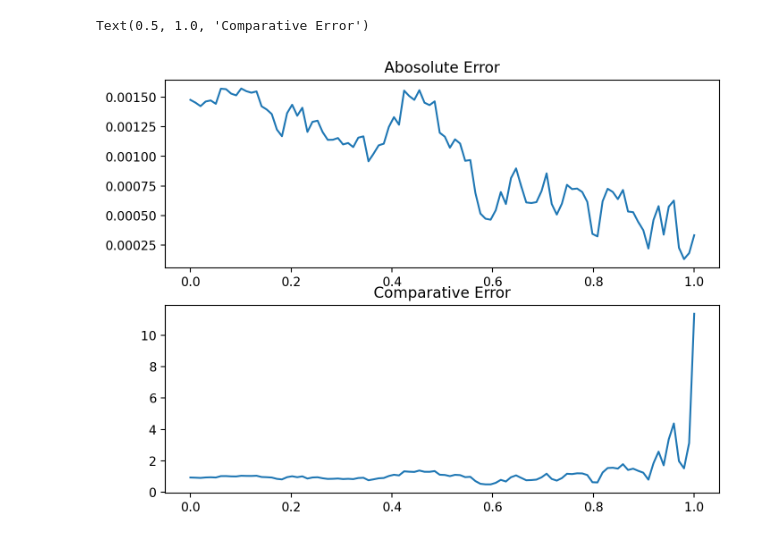
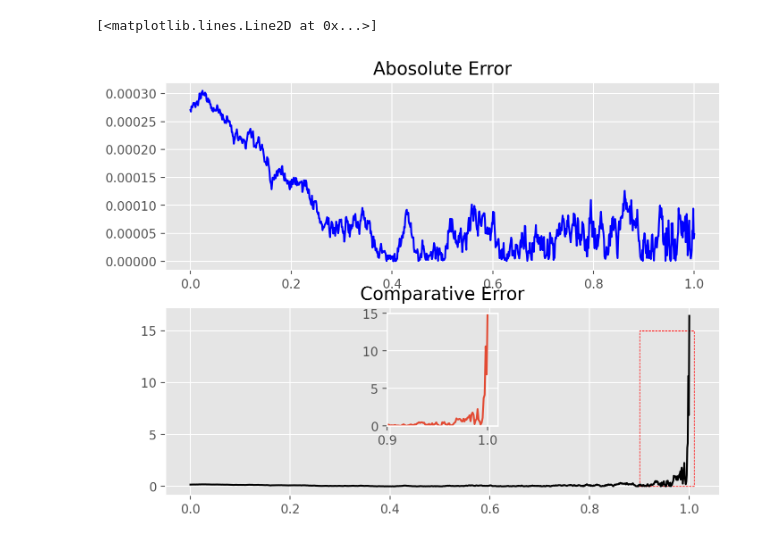
Before and after one commit to JamesJunyuGuo/Portfolio_choice, a Jupyter notebook: scripts/data_analysis.ipynb, the cells around one changed output. Saved outputs shown, nothing was run; the diff lists cells and outputs as text; code cells hidden in the pictures.

```diff
--- a/scripts/data_analysis.ipynb
+++ b/scripts/data_analysis.ipynb
@@ -2,6 +2,7 @@
 import numpy as np
 import pandas as pd
 import matplotlib.pyplot as plt
+plt.style.use('ggplot')
 # %%
 M_list = [2000,1000,500,200,100]
 N_list =  [100,100,50,20,10]
@@ -44,25 +76,49 @@ for i in range(len(M_list)):
 # %%
-i = 4
+i = 1
 M = M_list[i]
 N = N_list[i]
 L = L_list[i]
 postfix = f'CEVSV;L{L};M{M};N{N}'
 thetau = pd.read_csv(f'./Result/theta_u{postfix}.csv',header=None,index_col=None).to_numpy()[1:M+1][0:M]
 true_thetau = pd.read_csv(f'./Result/true_theta_u{postfix}.csv',header=None,index_col=None).to_numpy()[0:M]
 diff_thetau = pd.read_csv(f'./Result/diff_theta_u{postfix}.csv',header=None,index_col=None).to_numpy()[0:M]
 
 absolute_error = np.abs(diff_thetau)[:,0]
 comparative_error = np.abs(diff_thetau/true_thetau)[:,0]
 
 fig, axs = plt.subplots(2, 1, figsize=(8, 6), dpi=200)
-axs[0].plot(np.linspace(0,1,M),absolute_error,label='Absolute Error')
+axs[0].plot(np.linspace(0,1,M),absolute_error,label='Absolute Error',color='blue')
 
 # Plot on the second subplot
-axs[1].plot(np.linspace(0,1,M),comparative_error,label='Comparative Error')
-
+axs[1].plot(np.linspace(0,1,M),comparative_error,label='Comparative Error',color='black')
+# Defining the bounds of the inset (the zoomed area)
+x1, x2, y1, y2 = 0.9, 1.01, 0, 15
+axs[1].add_patch(plt.Rectangle((x1, y1), x2-x1, y2-y1, fill=False, edgecolor='red', linestyle='--'))
+axins = inset_axes(axs[1], width="20%", height="60%", loc='upper center')
+axins.plot(np.linspace(0,1,M),comparative_error)
+axins.set_xlim(x1, x2)
+axins.set_ylim(y1, y2)
 # Add titles to subplots
 axs[0].set_title('Abosolute Error')
 axs[1].set_title('Comparative Error')
+
+
+ax.plot(x, y, label='Main plot')
+
+
+
+
+# # Creating an inset axes within the main axes
+# axins = inset_axes(ax, width="30%", height="30%", loc='upper right')
+
+# # Plotting the same data on the inset but limiting its range to the zoomed area
+# axins.plot(x, y)
+# axins.set_xlim(x1, x2)
+# axins.set_ylim(y1, y2)
+
+# # Optionally, remove the ticks on the inset to make it cleaner
+# axins.xaxis.set_visible(False)
+# axins.yaxis.set_visible(False)
 # %% [output]
-Text(0.5, 1.0, 'Comparative Error')
+[<matplotlib.lines.Line2D at 0x...>]
-[figure, old version]
+[figure, new version]
```
Also changed, not shown: parts of 2 cells of this notebook, 6 other files.
